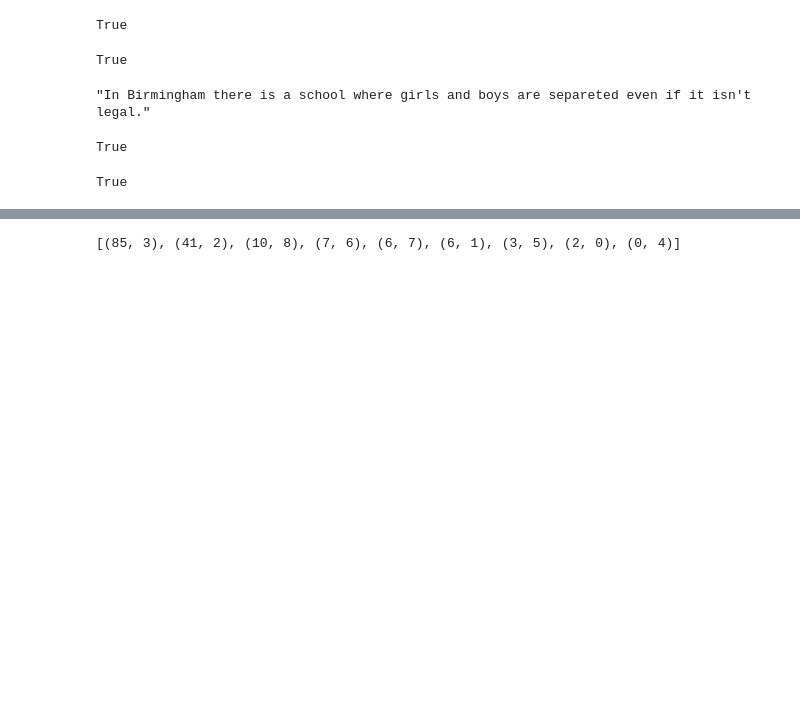
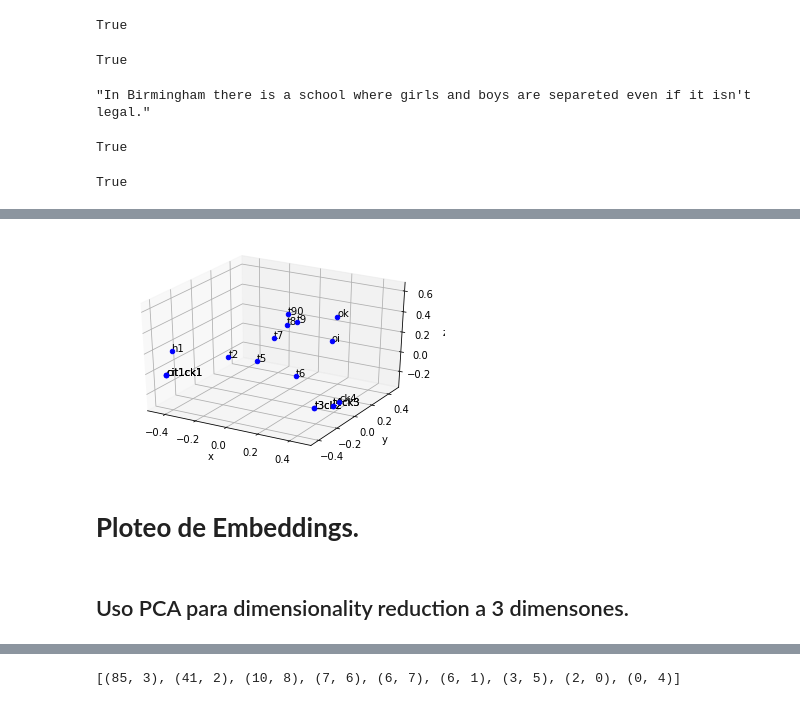
Before and after one commit to jnqeras/ARC, a Jupyter notebook: tesis4.ipynb, the cells around one changed output, grey strips where cells are left out. Drawn from its saved outputs; the diff is of its cells as text; code cells hidden in the pictures; blank space fills up the shorter version.

```diff
--- a/tesis4.ipynb
+++ b/tesis4.ipynb
@@ -666,0 +1814,25 @@ for ind in df_oido_en_conan_para_contranarrativa_i.index:
+# %%
+from matplotlib import pyplot
+from pylab import figure
+
+fig = figure()
+ax = fig.add_subplot(projection='3d')
+labels = ['cit1ck1', 'oi', 'ok', 'cit1ck1', 't2', 't3ck2', 't4ck3', 't5', 't6', 't7', 't8', 't9', 't90', 'cit1ck1', 't3ck2', 't4ck3', 'ck4', 'h1']
+#labels = ['contranarrativa_i', 'odio_i', 'odio_k', 'Top1', 'Top2', 'Top3', 'Top4', 'Top5', 'Top6', 'Top7', 'Top8', 'Top9', 'Top10', 'contranarrativaParaOdiok1', 'contranarrativaParaOdiok2', 'contranarrativaParaOdiok3', 'contranarrativaParaOdiok4', 'calculadoConFuncionDeDesplazamiento']
+
+
+for i in range(len(embeddings_contanarrativa_i_odio_i_odio_k_top10Contranarrat_4ContranarrativasParaOdioK_3d)): #plot each point + it's index as text above
+    ax.scatter(embeddings_contanarrativa_i_odio_i_odio_k_top10Contranarrat_4ContranarrativasParaOdioK_3d[i,0],embeddings_contanarrativa_i_odio_i_odio_k_top10Contranarrat_4ContranarrativasParaOdioK_3d[i,1],embeddings_contanarrativa_i_odio_i_odio_k_top10Contranarrat_4ContranarrativasParaOdioK_3d[i,2],color='b')
+    ax.text(embeddings_contanarrativa_i_odio_i_odio_k_top10Contranarrat_4ContranarrativasParaOdioK_3d[i,0],embeddings_contanarrativa_i_odio_i_odio_k_top10Contranarrat_4ContranarrativasParaOdioK_3d[i,1],embeddings_contanarrativa_i_odio_i_odio_k_top10Contranarrat_4ContranarrativasParaOdioK_3d[i,2],  '%s' % (labels[i]), size=10, zorder=1,
+    color='k')
+
+ax.set_xlabel('x')
+ax.set_ylabel('y')
+ax.set_zlabel('z')
+pyplot.show()
+# %% [output]
+[figure, added]
+# %% [markdown]
+# **Ploteo de Embeddings.**
+# %% [markdown]
+## Uso PCA para dimensionality reduction a 3 dimensones.
```
Also changed, not shown: parts of 271 cells of this notebook.
